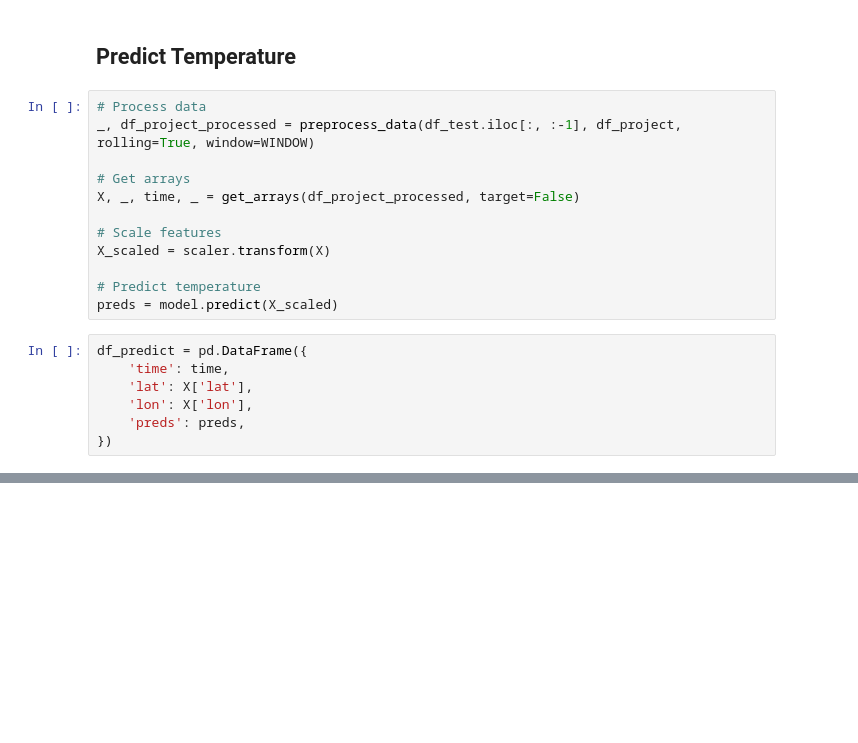
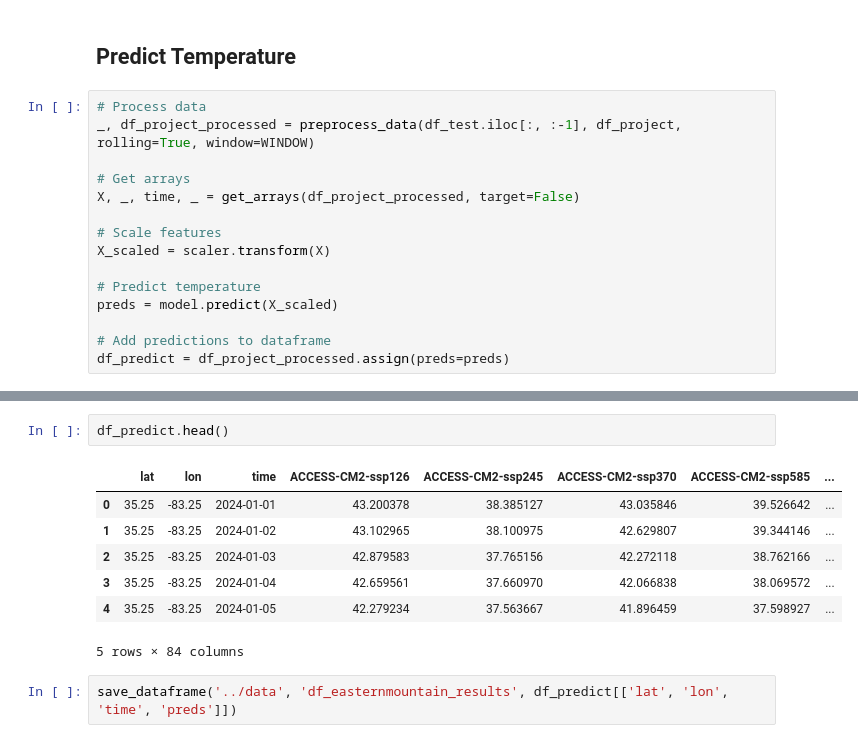
Before and after one commit to FixCarbon/um-mads, a Jupyter notebook: notebooks/train_model.ipynb, the cells around one changed output, grey strips where cells are left out. Saved outputs shown, nothing was run; the diff lists cells and outputs as text; blank space fills up the shorter version.

Commit message:
Final temperature predictions through 2050

```diff
--- a/notebooks/train_model.ipynb
+++ b/notebooks/train_model.ipynb
@@ -609,10 +669,6 @@ X_scaled = scaler.transform(X)
 
 # Predict temperature
 preds = model.predict(X_scaled)
+
+# Add predictions to dataframe
+df_predict = df_project_processed.assign(preds=preds)
-# %%
-df_predict = pd.DataFrame({
-    'time': time,
-    'lat': X['lat'],
-    'lon': X['lon'],
-    'preds': preds,
-})
@@ -634,0 +675,12 @@ df_project_processed
+# %%
+df_predict.head()
+# %% [output]
+|  | lat | lon | time | ACCESS-CM2-ssp126 | ACCESS-CM2-ssp245 | ACCESS-CM2-ssp370 | ACCESS-CM2-ssp585 | ... |
+| 0 | 35.25 | -83.25 | 2024-01-01 | 43.200378 | 38.385127 | 43.035846 | 39.526642 | ... |
+| 1 | 35.25 | -83.25 | 2024-01-02 | 43.102965 | 38.100975 | 42.629807 | 39.344146 | ... |
+| 2 | 35.25 | -83.25 | 2024-01-03 | 42.879583 | 37.765156 | 42.272118 | 38.762166 | ... |
+| 3 | 35.25 | -83.25 | 2024-01-04 | 42.659561 | 37.660970 | 42.066838 | 38.069572 | ... |
+| 4 | 35.25 | -83.25 | 2024-01-05 | 42.279234 | 37.563667 | 41.896459 | 37.598927 | ... |
+5 rows × 84 columns
+# %%
+save_dataframe('../data', 'df_easternmountain_results', df_predict[['lat', 'lon', 'time', 'preds']])
```
Also changed, not shown: parts of 6 cells of this notebook, 1 other file.
